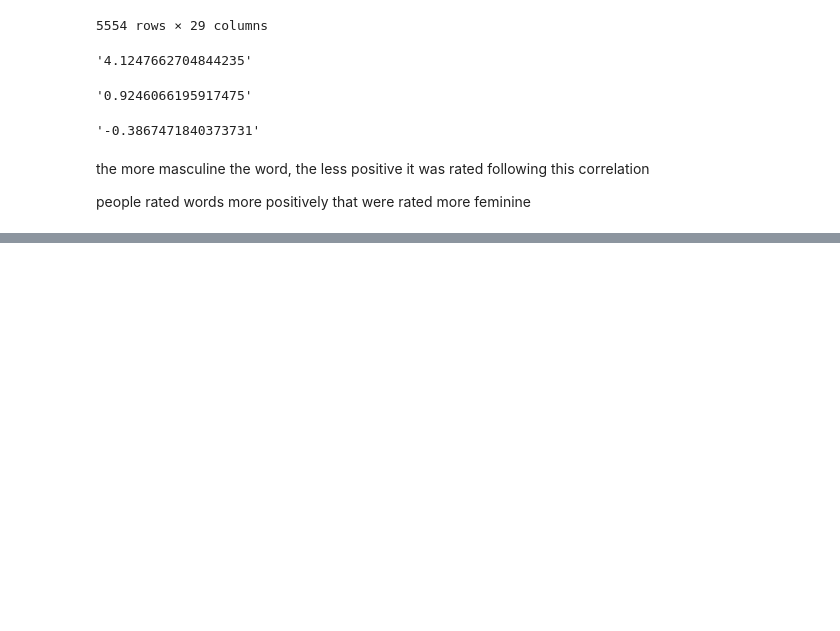
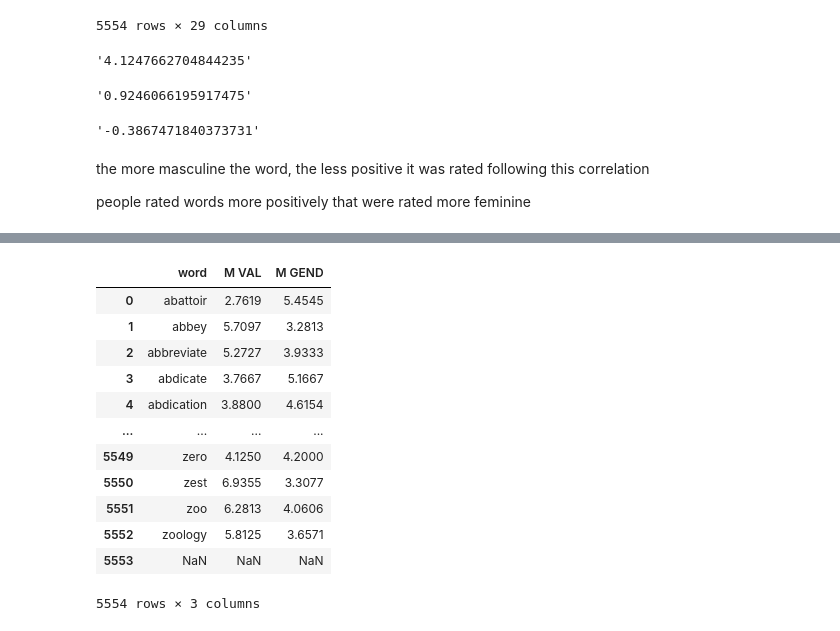
Before and after one commit to annalewis01/E26-experimental-psycholinguistics, a Jupyter notebook: descriptive statistics/descriptive-stats.ipynb, the cells around one changed output, grey strips where cells are left out. Saved outputs shown, nothing was run; the diff lists cells and outputs as text; code cells hidden in the pictures; blank space fills up the shorter version.

```diff
--- a/descriptive-stats.ipynb
+++ b/descriptive statistics/descriptive-stats.ipynb
@@ -80,0 +120,17 @@ people rated words more positively that were rated more feminine
+# %%
+df_relevant = df[["word", "M VAL", "M GEND"]]
+df_relevant
+# %% [output]
+|  | word | M VAL | M GEND |
+| 0 | abattoir | 2.7619 | 5.4545 |
+| 1 | abbey | 5.7097 | 3.2813 |
+| 2 | abbreviate | 5.2727 | 3.9333 |
+| 3 | abdicate | 3.7667 | 5.1667 |
+| 4 | abdication | 3.8800 | 4.6154 |
+| ... | ... | ... | ... |
+| 5549 | zero | 4.1250 | 4.2000 |
+| 5550 | zest | 6.9355 | 3.3077 |
+| 5551 | zoo | 6.2813 | 4.0606 |
+| 5552 | zoology | 5.8125 | 3.6571 |
+| 5553 | NaN | NaN | NaN |
+5554 rows × 3 columns
```
Also changed, not shown: parts of 4 cells of this notebook, 1 other file.
